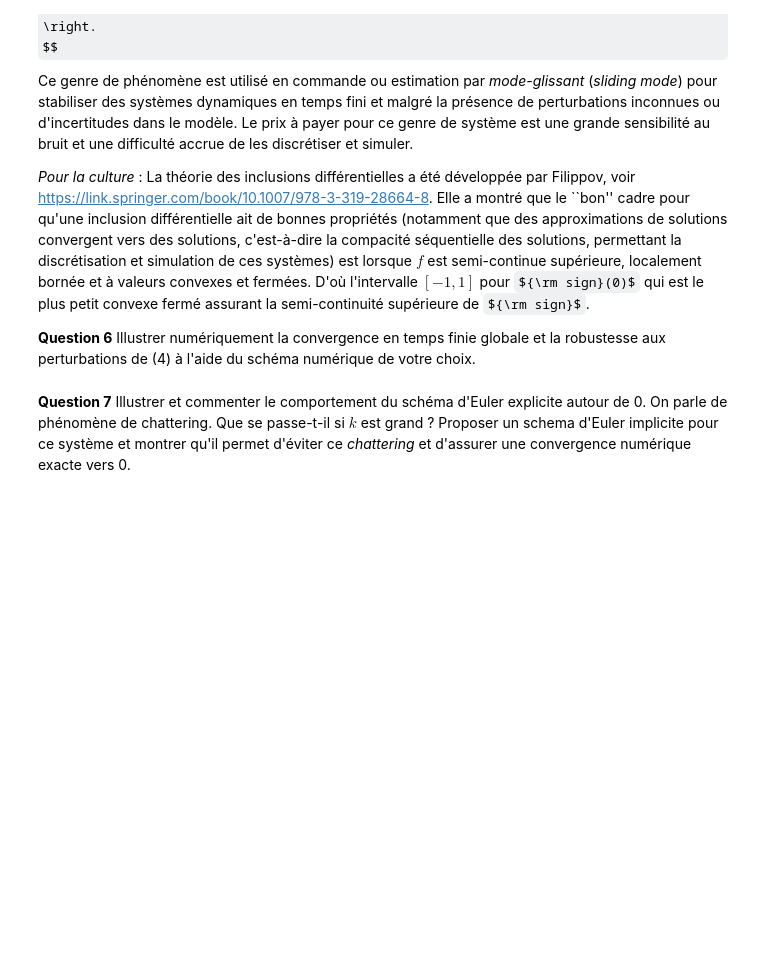
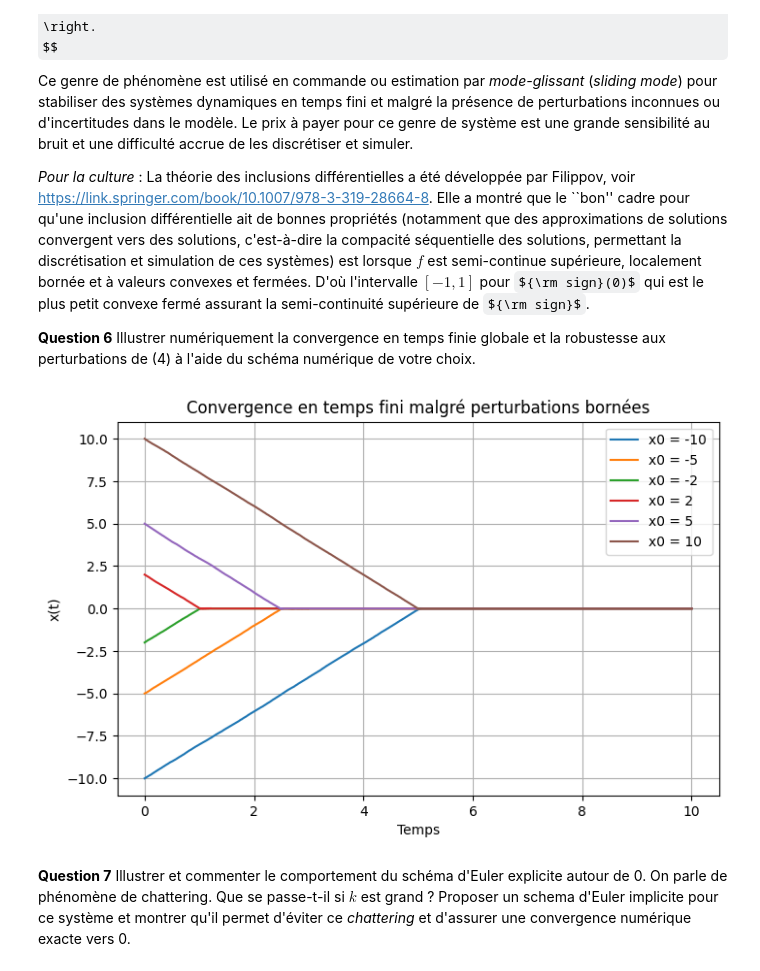
Before and after one commit to sybille-naudet/Maths---meufs-trop-styl-es, a Jupyter notebook: Projet - Equations Différentielles - 2025.ipynb, the cells around one changed output. Drawn from its saved outputs; the diff is of its cells as text; code cells hidden in the pictures; some formulas as TeX source; blank space fills up the shorter version.

```diff
--- a/Projet - Equations Différentielles - 2025.ipynb
+++ b/Projet - Equations Différentielles - 2025.ipynb
@@ -171,2 +196,26 @@ Ce genre de phénomène est utilisé en commande ou estimation par *mode-glissan
+# %%
+#paramètres
+k = 2.0
+delta_m = 0.5
+dt = 0.01
+tf = 10
+
+CI = [-10, -5, -2, 2, 5, 10]
+
+plt.figure(figsize=(8,5))
+
+for x0 in CI:
+    t, x = euler_perturbed(x0, k, delta_m, dt, tf)
+    plt.plot(t, x, label=f"x0 = {x0}")
+
+
+plt.xlabel("Temps")
+plt.ylabel("x(t)")
+plt.title("Convergence en temps fini malgré perturbations bornées")
+plt.legend()
+plt.grid()
+plt.show()
+# %% [output]
+[figure, added]
 # %% [markdown]
 **Question 7** Illustrer et commenter le comportement du schéma d'Euler explicite autour de 0. On parle de phénomène de chattering. Que se passe-t-il si $k$ est grand ? Proposer un schema d'Euler implicite pour ce système et montrer qu'il permet d'éviter ce *chattering* et d'assurer une convergence numérique exacte vers 0.
```
Also changed, not shown: parts of 8 cells of this notebook.
